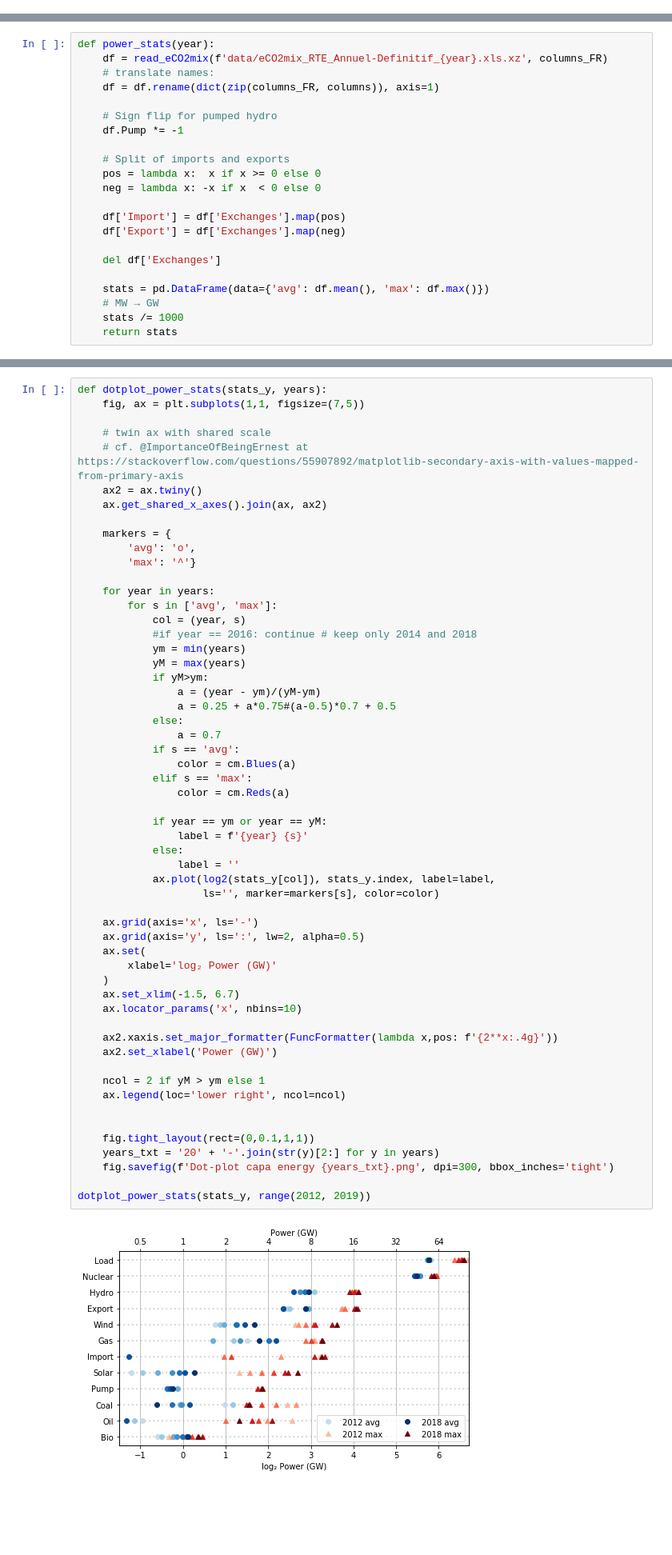
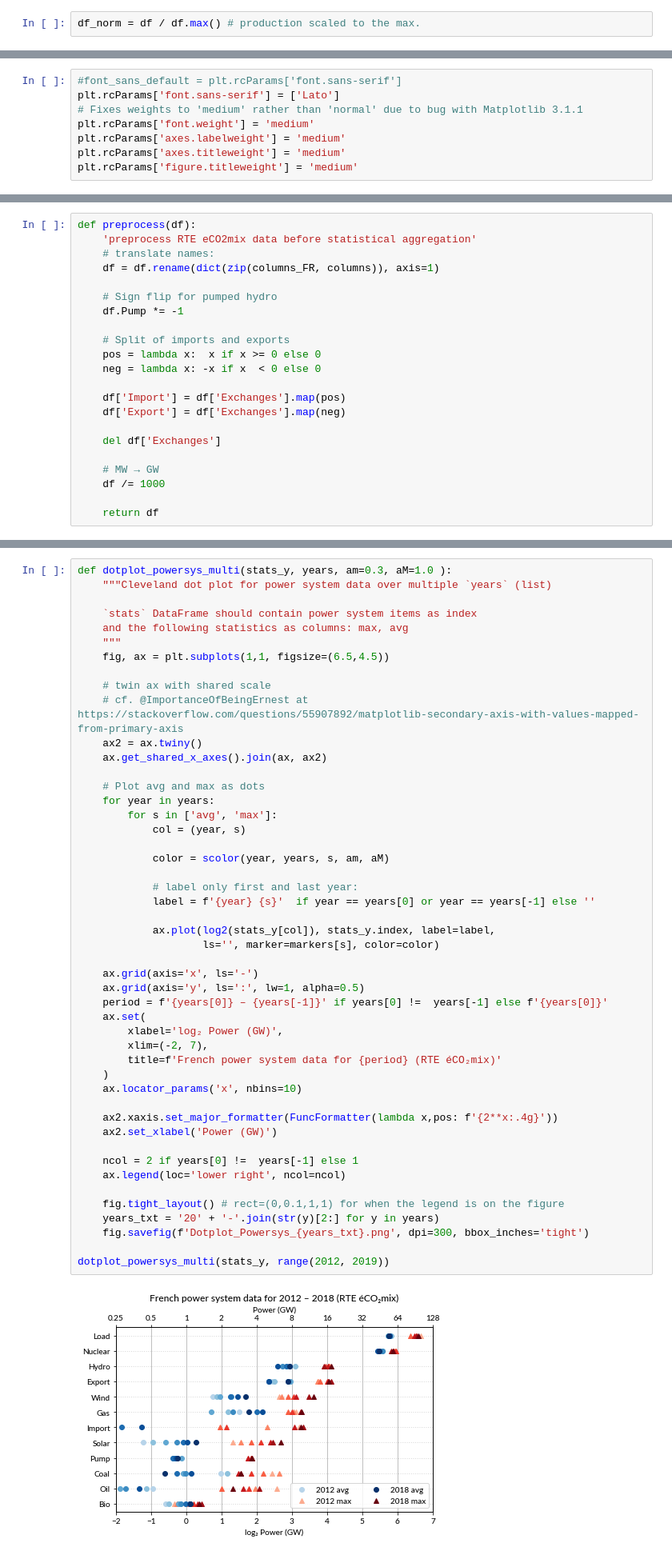
Before and after one commit to pierre-haessig/french-elec2, a Jupyter notebook: Dot-plots_capacity_energy.ipynb, the cells around one changed output, grey strips where cells are left out. Shown at 80% size. Drawn from its saved outputs; the diff is of its cells as text; blank space fills up the shorter version.

```diff
--- a/Dot-plots_capacity_energy.ipynb
+++ b/Dot-plots_capacity_energy.ipynb
@@ -180,0 +197,2 @@ stats
+# %%
+df_norm = df / df.max() # production scaled to the max.
@@ -181 +327,9 @@ stats
+# %%
+#font_sans_default = plt.rcParams['font.sans-serif']
+plt.rcParams['font.sans-serif'] = ['Lato']
+# Fixes weights to 'medium' rather than 'normal' due to bug with Matplotlib 3.1.1
+plt.rcParams['font.weight'] = 'medium'
+plt.rcParams['axes.labelweight'] = 'medium'
+plt.rcParams['axes.titleweight'] = 'medium'
+plt.rcParams['figure.titleweight'] = 'medium'
 # %%
@@ -215,8 +388,8 @@ fig.savefig('Dot-plot capa energy.png', dpi=150)
 # %% [markdown]
 ### Stats for each available year
 # %%
-def power_stats(year):
-    df = read_eCO2mix(f'data/eCO2mix_RTE_Annuel-Definitif_{year}.xls.xz', columns_FR)
+def preprocess(df):
+    'preprocess RTE eCO2mix data before statistical aggregation'
     # translate names:
     df = df.rename(dict(zip(columns_FR, columns)), axis=1)
 
@@ -232,7 +405,7 @@ def power_stats(year):
 
     del df['Exchanges']
 
-    stats = pd.DataFrame(data={'avg': df.mean(), 'max': df.max()})
     # MW → GW
-    stats /= 1000
-    return stats
+    df /= 1000
+
+    return df
@@ -267,58 +503,50 @@ stats_y
 # %%
-def dotplot_power_stats(stats_y, years):
-    fig, ax = plt.subplots(1,1, figsize=(7,5))
+def dotplot_powersys_multi(stats_y, years, am=0.3, aM=1.0 ):
+    """Cleveland dot plot for power system data over multiple `years` (list)
+
+    `stats` DataFrame should contain power system items as index
+    and the following statistics as columns: max, avg
+    """
+    fig, ax = plt.subplots(1,1, figsize=(6.5,4.5))
 
     # twin ax with shared scale
     # cf. @ImportanceOfBeingErnest at https://stackoverflow.com/questions/55907892/matplotlib-secondary-axis-with-values-mapped-from-primary-axis
     ax2 = ax.twiny()
     ax.get_shared_x_axes().join(ax, ax2)
 
-    markers = {
-        'avg': 'o',
-        'max': '^'}
-
+    # Plot avg and max as dots
     for year in years:
         for s in ['avg', 'max']:
             col = (year, s)
-            #if year == 2016: continue # keep only 2014 and 2018
-            ym = min(years)
-            yM = max(years)
-            if yM>ym:
-                a = (year - ym)/(yM-ym)
-                a = 0.25 + a*0.75#(a-0.5)*0.7 + 0.5
-            else:
-                a = 0.7
-            if s == 'avg':
-                color = cm.Blues(a)
-            elif s == 'max':
-                color = cm.Reds(a)
 
-            if year == ym or year == yM:
-                label = f'{year} {s}'
-            else:
-                label = ''
+            color = scolor(year, years, s, am, aM)
+
+            # label only first and last year:
+            label = f'{year} {s}'  if year == years[0] or year == years[-1] else ''
+
             ax.plot(log2(stats_y[col]), stats_y.index, label=label,
                     ls='', marker=markers[s], color=color)
 
     ax.grid(axis='x', ls='-')
-    ax.grid(axis='y', ls=':', lw=2, alpha=0.5)
+    ax.grid(axis='y', ls=':', lw=1, alpha=0.5)
+    period = f'{years[0]} – {years[-1]}' if years[0] !=  years[-1] else f'{years[0]}'
     ax.set(
-        xlabel='log₂ Power (GW)'
+        xlabel='log₂ Power (GW)',
+        xlim=(-2, 7),
+        title=f'French power system data for {period} (RTE éCO₂mix)'
     )
-    ax.set_xlim(-1.5, 6.7)
     ax.locator_params('x', nbins=10)
 
     ax2.xaxis.set_major_formatter(FuncFormatter(lambda x,pos: f'{2**x:.4g}'))
     ax2.set_xlabel('Power (GW)')
 
-    ncol = 2 if yM > ym else 1
+    ncol = 2 if years[0] !=  years[-1] else 1
     ax.legend(loc='lower right', ncol=ncol)
 
+    fig.tight_layout() # rect=(0,0.1,1,1) for when the legend is on the figure
+    years_txt = '20' + '-'.join(str(y)[2:] for y in years)
+    fig.savefig(f'Dotplot_Powersys_{years_txt}.png', dpi=300, bbox_inches='tight')
 
-    fig.tight_layout(rect=(0,0.1,1,1))
-    years_txt = '20' + '-'.join(str(y)[2:] for y in years)
-    fig.savefig(f'Dot-plot capa energy {years_txt}.png', dpi=300, bbox_inches='tight')
-
-dotplot_power_stats(stats_y, range(2012, 2019))
+dotplot_powersys_multi(stats_y, range(2012, 2019))
 # %% [output]
-[figure, old version]
+[figure, new version]
```
Also changed, not shown: parts of 72 cells of this notebook, 27 other files.
